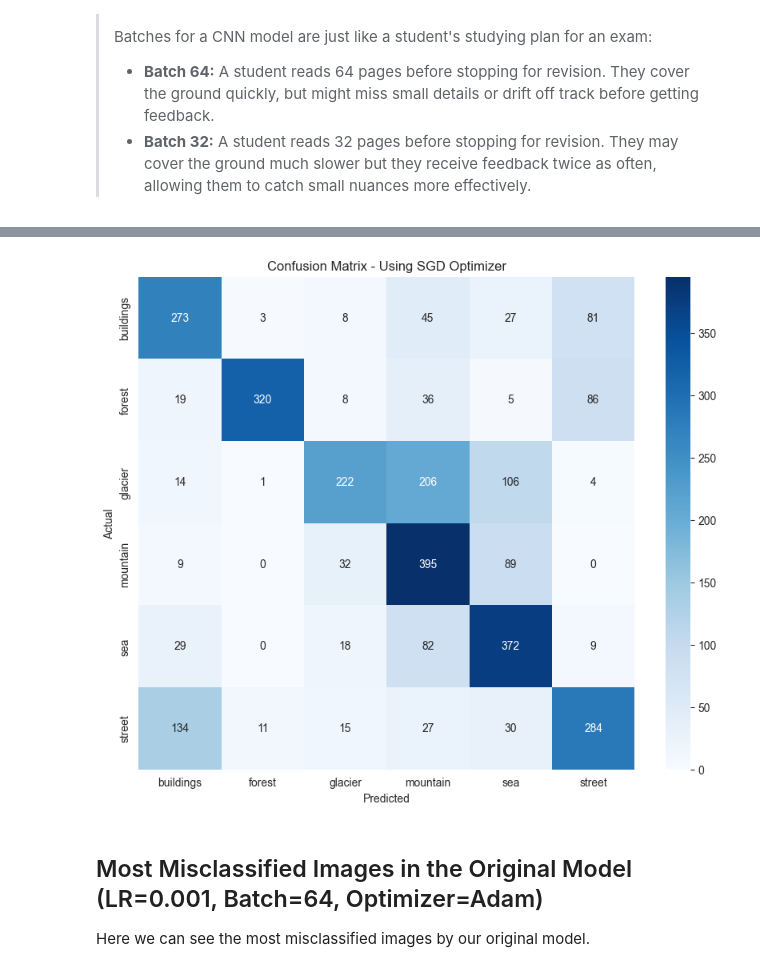
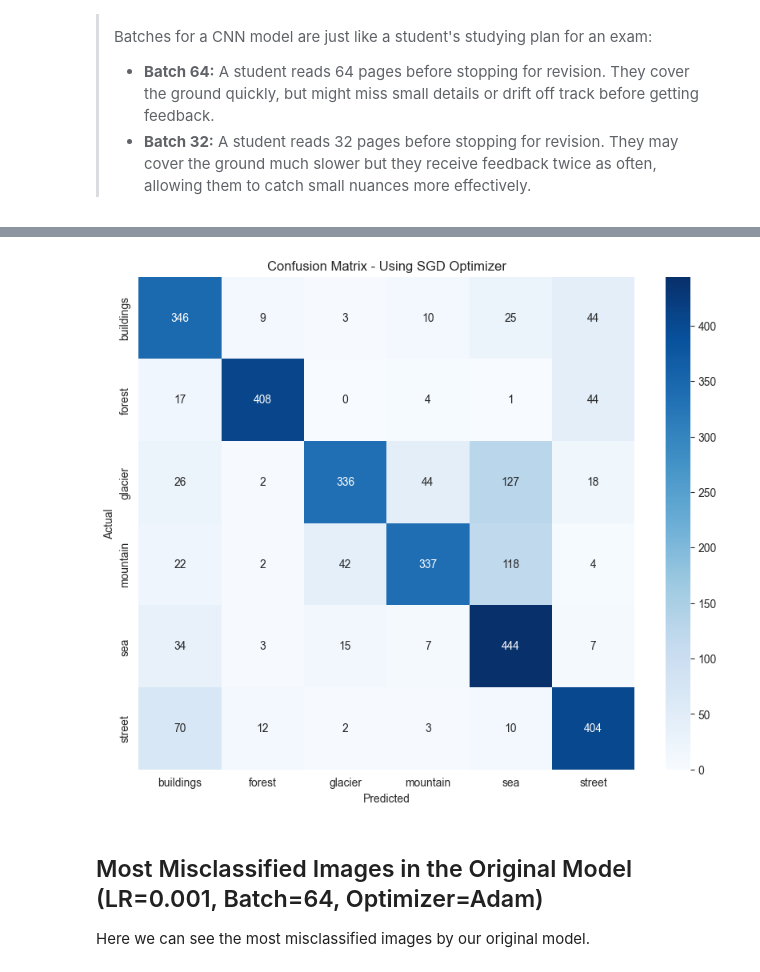
Before and after one commit to DanielaSlavutin/deep-learning-homework-and-assignments, a Jupyter notebook: intel_imgs_miniproject.ipynb, the cells around one changed output, grey strips where cells are left out. Saved outputs shown, nothing was run; the diff lists cells and outputs as text; code cells hidden in the pictures.

Commit message:
Final submission: Completed CNN Creation used on Intel Images Dataset

```diff
--- a/intel_imgs_miniproject.ipynb
+++ b/intel_imgs_miniproject.ipynb
@@ -40,8 +64,8 @@ transform = transforms.Compose([
 # %%
 from torchvision.datasets import ImageFolder
 
-train_dataset = ImageFolder(root="intel_image_dataset/seg_train", transform=transform)
-test_dataset = ImageFolder(root="intel_image_dataset/seg_test", transform=transform)
+train_dataset = ImageFolder(root="intel_image_dataset/seg_train", transform=transform_train)
+test_dataset = ImageFolder(root="intel_image_dataset/seg_test", transform=transform_test)
 
 # Create DataLoader for batching
 train_loader = DataLoader(train_dataset, batch_size=64, shuffle=True)
@@ -208,16 +232,6 @@ We use the following hyperparameters for the training process:
 | **Batch Size** | 32 | Number of images per step |
 | **Scheduler** | ReduceROnPlateau | Decays LR if validation loss stalls (patience=3) |
 # %%
-transform_train = transforms.Compose([
-    transforms.RandomHorizontalFlip(),
-    transforms.RandomCrop(32,4),
-    transforms.RandomRotation(15),
-    transforms.ColorJitter(brightness=0.2, contrast=0.2),
-    transforms.ToTensor(),
-    transforms.Normalize((0.5, 0.5, 0.5), (0.5, 0.5, 0.5))
-])
-
-
 # Initialize the model, loss function, and optimizer
 model = IntelImgCNN()
 criterion = nn.CrossEntropyLoss()
@@ -384,15 +398,6 @@ train_loader = DataLoader(train_dataset, batch_size=32, shuffle=True)
 test_loader = DataLoader(test_dataset, batch_size=32, shuffle=False)
 
 # Going through the training loops over again
-transform_train = transforms.Compose([
-    transforms.RandomHorizontalFlip(),
-    transforms.RandomCrop(32,4),
-    transforms.RandomRotation(15),
-    transforms.ColorJitter(brightness=0.2, contrast=0.2),
-    transforms.ToTensor(),
-    transforms.Normalize((0.5, 0.5, 0.5), (0.5, 0.5, 0.5))
-])
-
 
 # Initialize the model, loss function, and optimizer
 model = IntelImgCNN()
@@ -507,11 +513,17 @@ We have two hypothesizes:
 # %%
+train_loader = DataLoader(train_dataset, batch_size=64, shuffle=True)
+test_loader = DataLoader(test_dataset, batch_size=64, shuffle=False)
+
 model_sgd = IntelImgCNN().to(device)
 
-optimizer_sgd = optim.SGD(model_sgd.parameters(), lr=0.001, momentum=0.9)
+optimizer_sgd = optim.SGD(model_sgd.parameters(), lr=0.01, momentum=0.9)
 criterion_sgd = nn.CrossEntropyLoss()
+scheduler = optim.lr_scheduler.ReduceLROnPlateau(optimizer_sgd, 'min', patience=3)
 
 sgd_train_losses = []
 sgd_val_losses = []
+
+train_dataset.transform = transform_train
 
 print ("Training with SGD Optimizer...")
 
@@ -545,6 +557,8 @@ for epoch in range(1, num_epochs+1):
         avg_val_loss = val_loss/len(test_loader)
         sgd_val_losses.append(avg_val_loss)
 
+        scheduler.step(avg_val_loss)
+
         print(f"Epoch {epoch+1}/{num_epochs}, SGD Train Loss: {avg_train_loss:.4f}, SGD Val Loss: {avg_val_loss:.4f}")
 
 
@@ -596,13 +610,13 @@ Test Accuracy: 54.90%
 # %%
-conf_mat = confusion_matrix(all_labels, all_preds)
+conf_mat = confusion_matrix(sgd_all_labels, sgd_all_preds)
 plt.figure(figsize=(10,8))
 sns.heatmap(conf_mat, annot=True, fmt='d', cmap='Blues', xticklabels=train_dataset.classes, yticklabels=train_dataset.classes)
 plt.ylabel('Actual')
 plt.xlabel('Predicted')
 plt.title('Confusion Matrix - Using SGD Optimizer')
 plt.show()
 # %% [output]
-[figure, old version]
+[figure, new version]
 # %% [markdown]
 ## Most Misclassified Images in the Original Model (LR=0.001, Batch=64, Optimizer=Adam)
 
```
Also changed, not shown: parts of 17 cells of this notebook.
